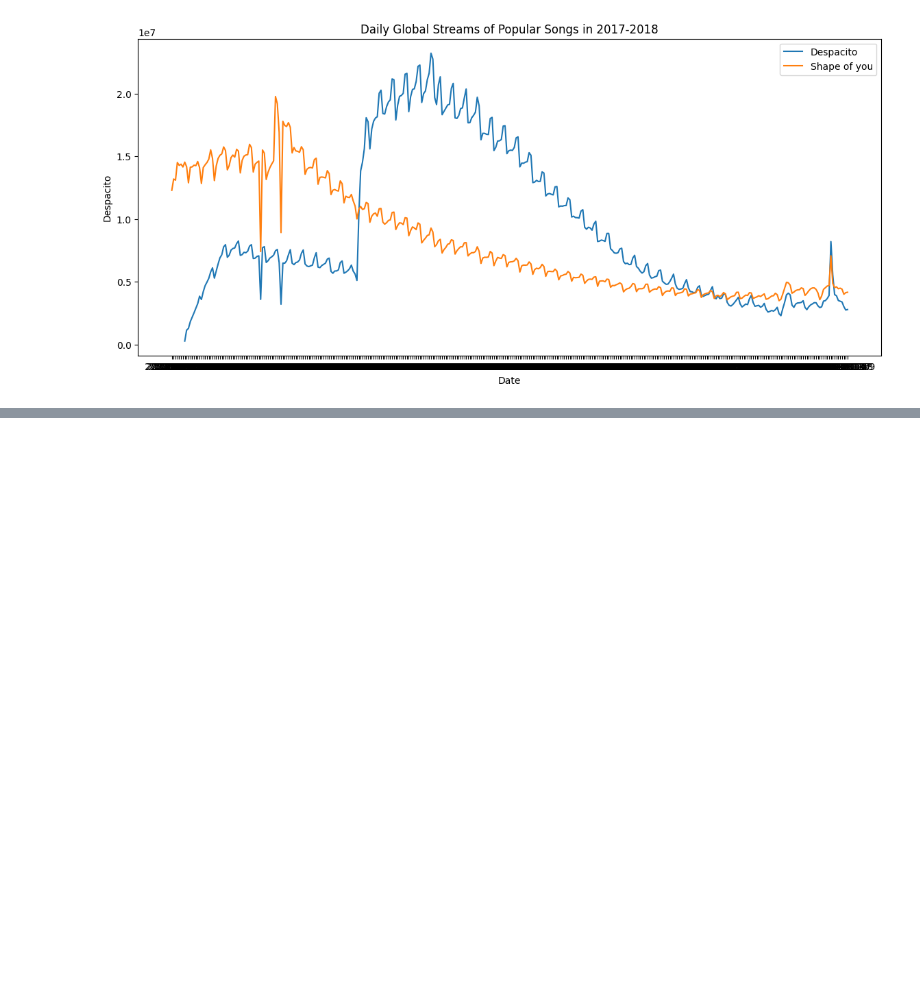
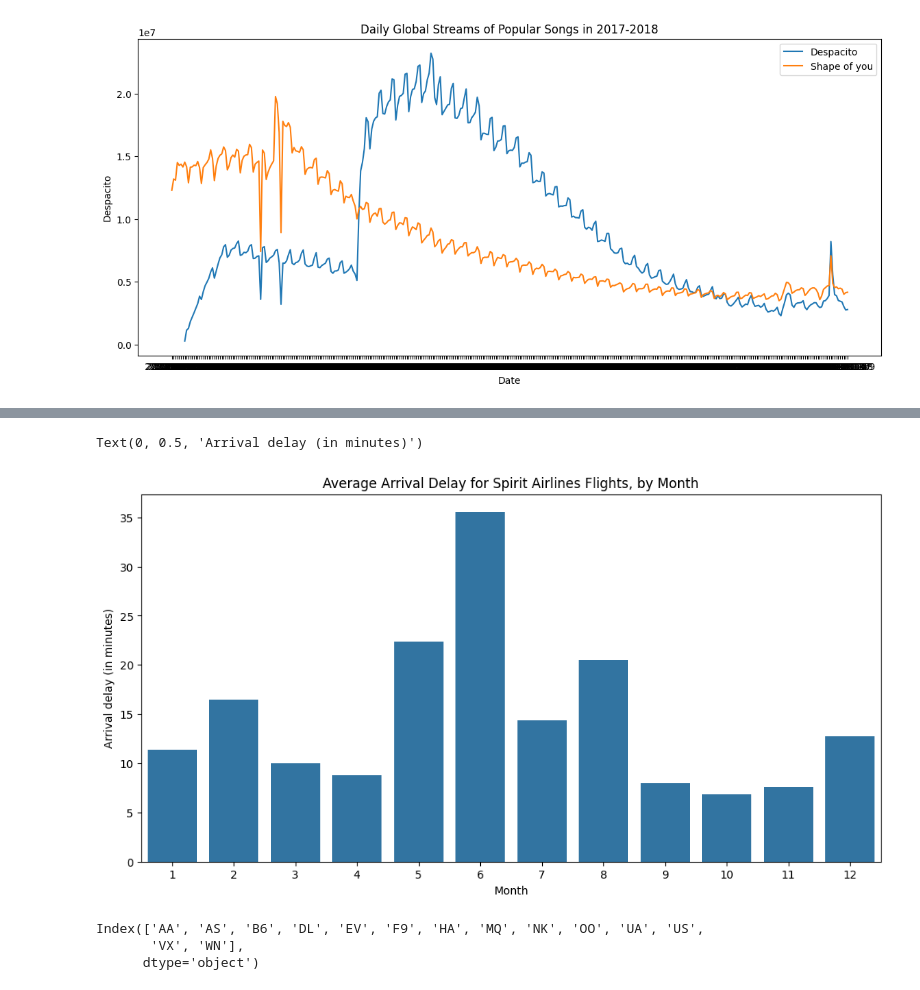
Before and after one commit to BrilliantChard/Python-and-ML, a Jupyter notebook: Seaborn_Tutorial.ipynb, the cells around one changed output, grey strips where cells are left out. Cells and saved outputs as stored; diff of their text form; code cells hidden in the pictures; blank space fills up the shorter version.

```diff
--- a/Seaborn_Tutorial.ipynb
+++ b/Seaborn_Tutorial.ipynb
@@ -88,0 +103,2 @@ Text(0.5, 0, 'Date')
+# %%
+flight_data = pd.read_csv('/content/drive/MyDrive/Colab Notebooks/flight_delays.csv', index_col='Month')
@@ -88,0 +131,16 @@ Text(0.5, 0, 'Date')
+# %%
+plt.figure(figsize=(12, 6))
+plt.title('Average Arrival Delay for Spirit Airlines Flights, by Month')
+
+sns.barplot(x=flight_data.index, y=flight_data['NK'])
+
+plt.ylabel("Arrival delay (in minutes)")
+# %% [output]
+Text(0, 0.5, 'Arrival delay (in minutes)')
+[figure, added]
+# %%
+flight_data.columns
+# %% [output]
+Index(['AA', 'AS', 'B6', 'DL', 'EV', 'F9', 'HA', 'MQ', 'NK', 'OO', 'UA', 'US',
+       'VX', 'WN'],
+      dtype='object')
```
Also changed, not shown: parts of 13 cells of this notebook.
